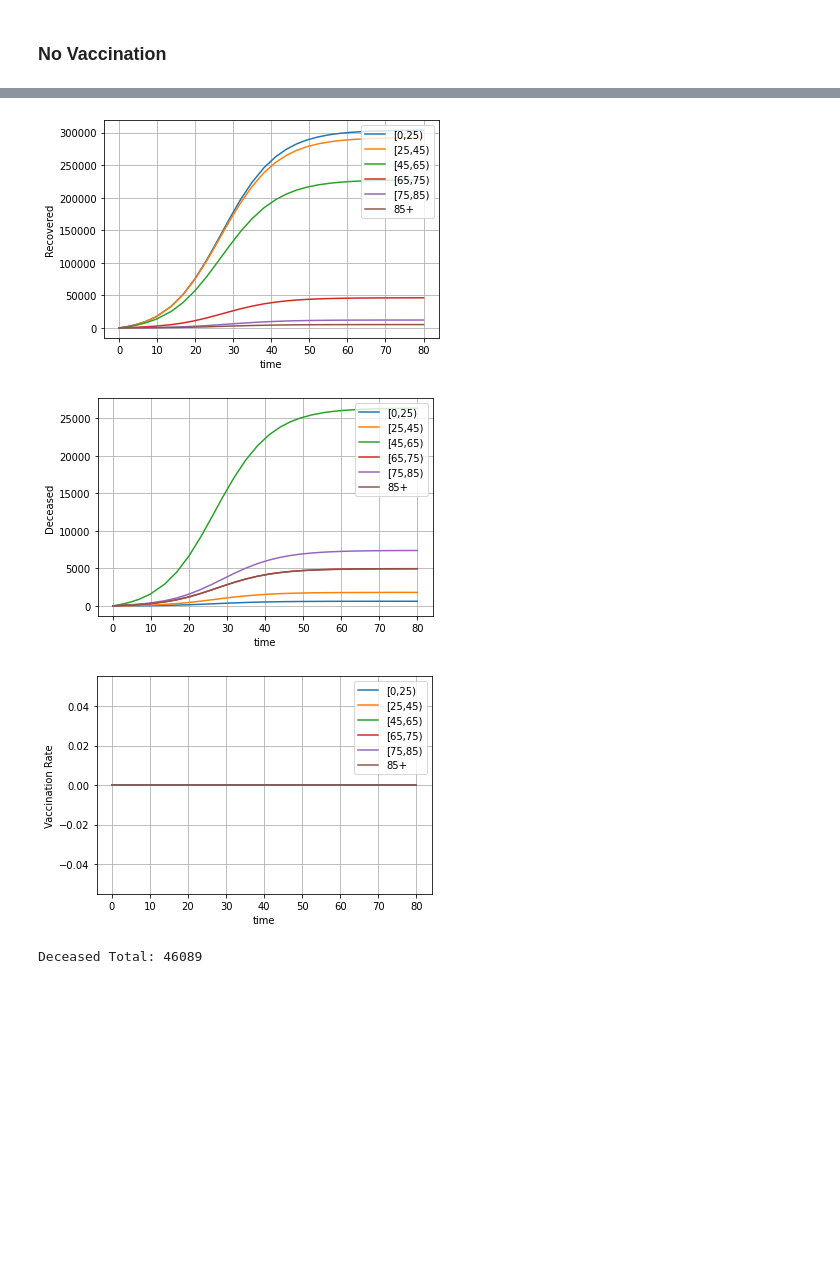
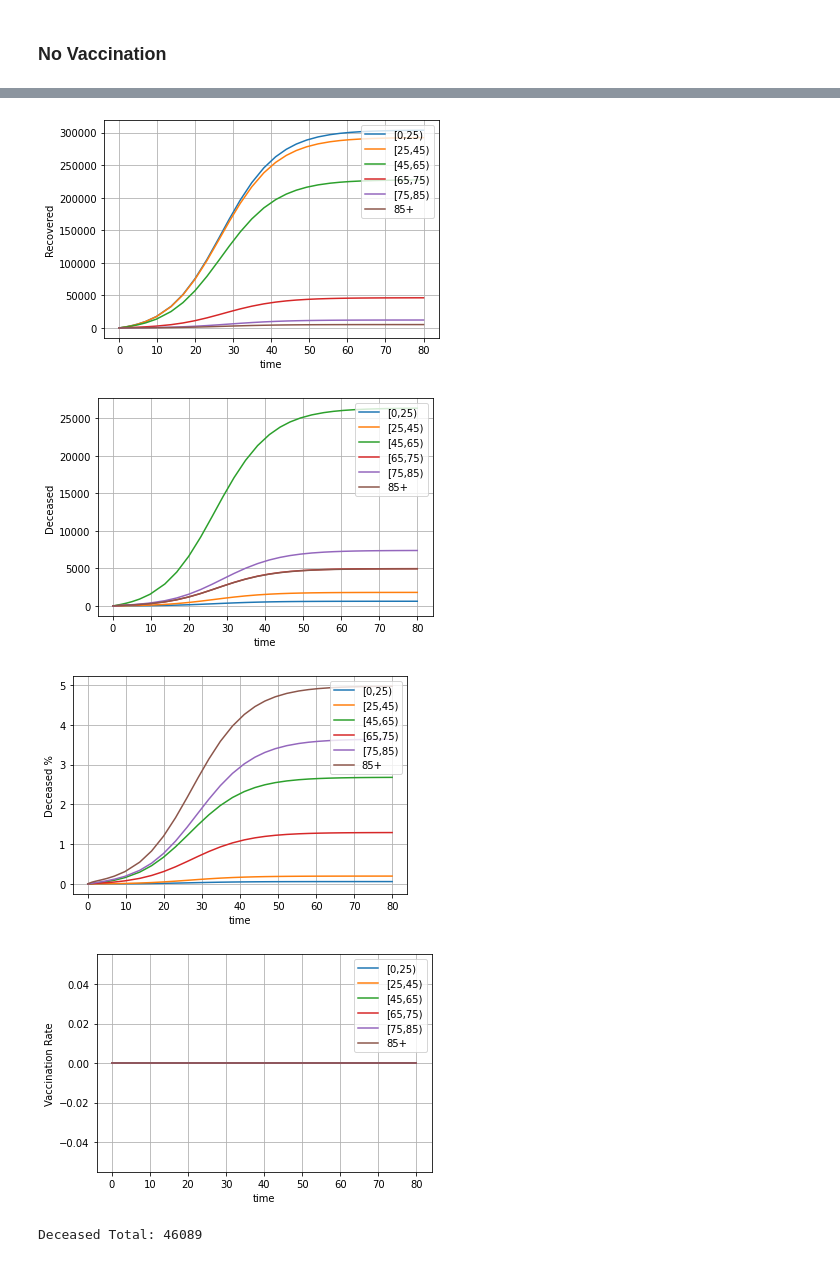
Before and after one commit to GuiBeal-Academy/MPC-COVID-19, a Jupyter notebook: notebook.ipynb, the cells around one changed output, grey strips where cells are left out. Drawn from its saved outputs; the diff is of its cells as text; code cells hidden in the pictures; blank space fills up the shorter version.

```diff
--- a/notebook.ipynb
+++ b/notebook.ipynb
@@ -112,6 +112,7 @@ def wrap(S, I, R, D):
 
 def plot(t, y, u):
   S, I, R, D = unwrap(y)
+  P = S + I + R + D
 
   for i in range(n_a):
     plt.plot(t, S[i])
@@ -145,6 +146,15 @@ def plot(t, y, u):
   plt.ylabel('Deceased')
   plt.show()
 
+  D_r = D / P
+  for i in range(n_a):
+    plt.plot(t, 100*D_r[i])
+  plt.grid()
+  plt.legend(groups, loc='upper right')
+  plt.xlabel('time')
+  plt.ylabel('Deceased %')
+  plt.show()
+
   for i in range(n_a):
     plt.plot(t, u[i])
   plt.grid()
@@ -163,38 +173,39 @@ from scipy.integrate import solve_ivp
 def u(t, y):
   return np.zeros(n_a)
 
-def system(t, y):
+def system(t, y, l, g_R, g_D):
   S, I, R, D = unwrap(y)
   dSdt = - l * S * (C @ I) - u(t, y)
-  dIdt = l * S * (C @ I) -(g_R + g_D) * I
+  dIdt = l * S * (C @ I) - (g_R + g_D) * I
   dRdt = g_R * I + u(t, y)
   dDdt = g_D * I
   return wrap(dSdt, dIdt, dRdt, dDdt)
 
 t_span = [0, 80]
 y_0 = wrap(S_0, I_0, R_0, D_0)
 
-sol = solve_ivp(system, t_span, y_0)
+sol = solve_ivp(system, t_span, y_0, args=(l, g_R, g_D))
 assert(sol.success)
 
 t = sol.t
 y = sol.y
 S, I, R, D = unwrap(y)
 
 U = np.zeros(S.shape)
 for i, t_ in enumerate(t):
   y_ = y[:,i]
   U[:,i] = u(t_, y_)
 
 plot(t, y, U)
 
 D_total = sum(D[:,-1])
 print(f'Deceased Total: {D_total:.0f}')
 # %% [output]
 [figure]
 [figure]
 [figure]
 [figure]
-[figure, old version]
+[figure, new version]
+[figure, added]
 Deceased Total: 46089
 # %% [markdown]
```
Also changed, not shown: parts of 4 cells of this notebook, 1 other file.
